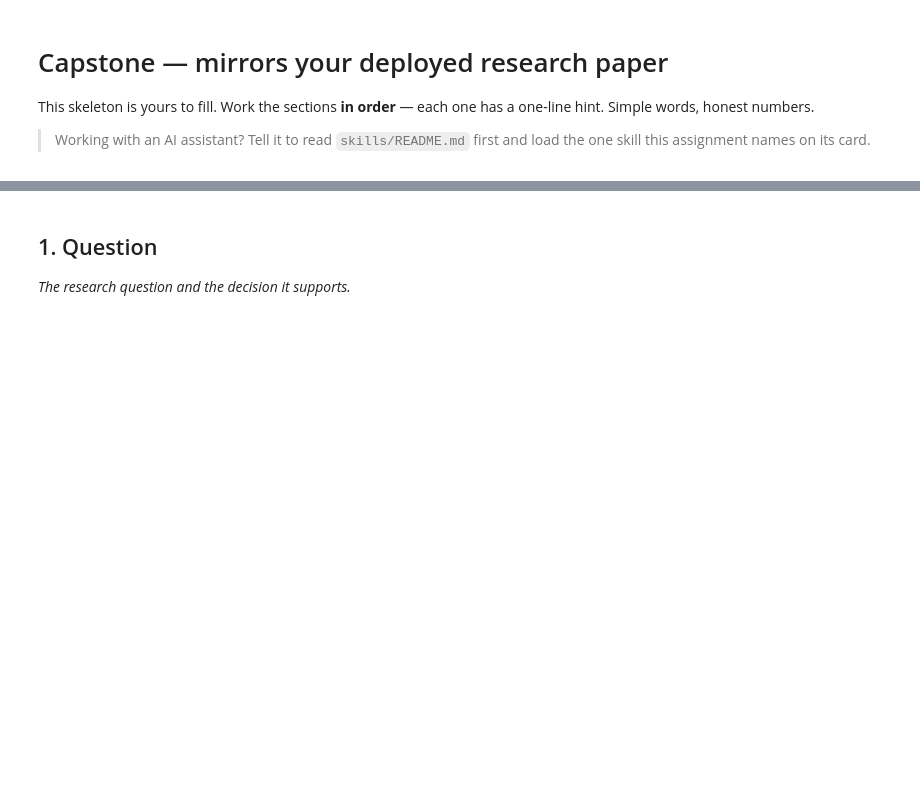
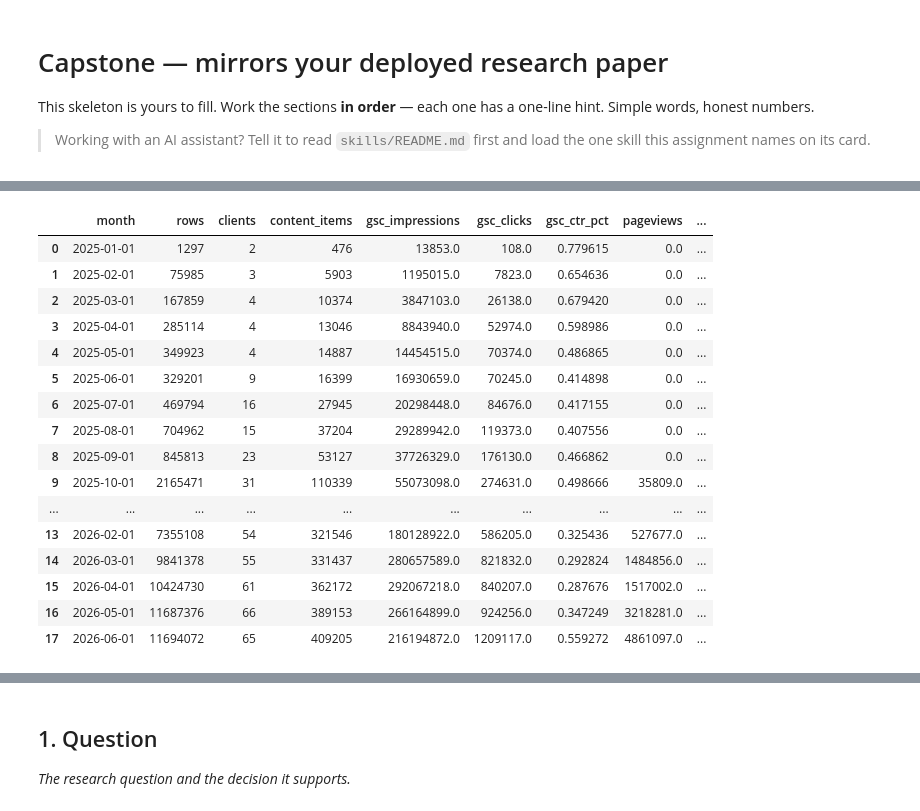
Before and after one commit to muhammadfaseehkhattak/FlyRank-ML-Internship, a Jupyter notebook: work/notebooks/capstone.ipynb, the cells around one changed output, grey strips where cells are left out. Saved outputs shown, nothing was run; the diff lists cells and outputs as text; code cells hidden in the pictures; blank space fills up the shorter version.

```diff
--- a/work/notebooks/capstone.ipynb
+++ b/work/notebooks/capstone.ipynb
@@ -6,0 +533,64 @@ This skeleton is yours to fill. Work the sections **in order** — each one has
+# %%
+monthly_rates = con.execute("""
+    SELECT
+        month,
+        rows,
+        clients,
+        content_items,
+
+        gsc_impressions,
+        gsc_clicks,
+
+        CASE
+            WHEN gsc_impressions > 0
+            THEN gsc_clicks * 100.0 / gsc_impressions
+            ELSE NULL
+        END AS gsc_ctr_pct,
+
+        pageviews,
+        sessions,
+        organic_sessions,
+        ai_sessions,
+
+        CASE
+            WHEN sessions > 0
+            THEN organic_sessions * 100.0 / sessions
+            ELSE NULL
+        END AS organic_session_share_pct,
+
+        CASE
+            WHEN sessions > 0
+            THEN ai_sessions * 100.0 / sessions
+            ELSE NULL
+        END AS ai_session_share_pct,
+
+        CASE
+            WHEN content_items > 0
+            THEN gsc_impressions * 1.0 / content_items
+            ELSE NULL
+        END AS impressions_per_content
+
+    FROM monthly_performance
+
+    ORDER BY month
+""").df()
+
+monthly_rates
+# %% [output]
+|  | month | rows | clients | content_items | gsc_impressions | gsc_clicks | gsc_ctr_pct | pageviews | ... |
+| 0 | 2025-01-01 | 1297 | 2 | 476 | 13853.0 | 108.0 | 0.779615 | 0.0 | ... |
+| 1 | 2025-02-01 | 75985 | 3 | 5903 | 1195015.0 | 7823.0 | 0.654636 | 0.0 | ... |
+| 2 | 2025-03-01 | 167859 | 4 | 10374 | 3847103.0 | 26138.0 | 0.679420 | 0.0 | ... |
+| 3 | 2025-04-01 | 285114 | 4 | 13046 | 8843940.0 | 52974.0 | 0.598986 | 0.0 | ... |
+| 4 | 2025-05-01 | 349923 | 4 | 14887 | 14454515.0 | 70374.0 | 0.486865 | 0.0 | ... |
+| 5 | 2025-06-01 | 329201 | 9 | 16399 | 16930659.0 | 70245.0 | 0.414898 | 0.0 | ... |
+| 6 | 2025-07-01 | 469794 | 16 | 27945 | 20298448.0 | 84676.0 | 0.417155 | 0.0 | ... |
+| 7 | 2025-08-01 | 704962 | 15 | 37204 | 29289942.0 | 119373.0 | 0.407556 | 0.0 | ... |
+| 8 | 2025-09-01 | 845813 | 23 | 53127 | 37726329.0 | 176130.0 | 0.466862 | 0.0 | ... |
+| 9 | 2025-10-01 | 2165471 | 31 | 110339 | 55073098.0 | 274631.0 | 0.498666 | 35809.0 | ... |
+| ... | ... | ... | ... | ... | ... | ... | ... | ... | ... |
+| 13 | 2026-02-01 | 7355108 | 54 | 321546 | 180128922.0 | 586205.0 | 0.325436 | 527677.0 | ... |
+| 14 | 2026-03-01 | 9841378 | 55 | 331437 | 280657589.0 | 821832.0 | 0.292824 | 1484856.0 | ... |
+| 15 | 2026-04-01 | 10424730 | 61 | 362172 | 292067218.0 | 840207.0 | 0.287676 | 1517002.0 | ... |
+| 16 | 2026-05-01 | 11687376 | 66 | 389153 | 266164899.0 | 924256.0 | 0.347249 | 3218281.0 | ... |
+| 17 | 2026-06-01 | 11694072 | 65 | 409205 | 216194872.0 | 1209117.0 | 0.559272 | 4861097.0 | ... |
```
Also changed, not shown: parts of 30 cells of this notebook.
